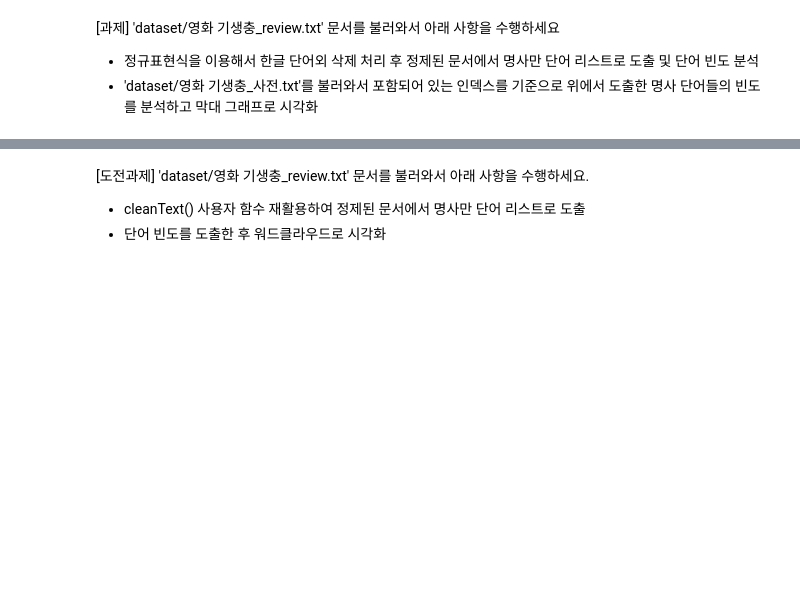
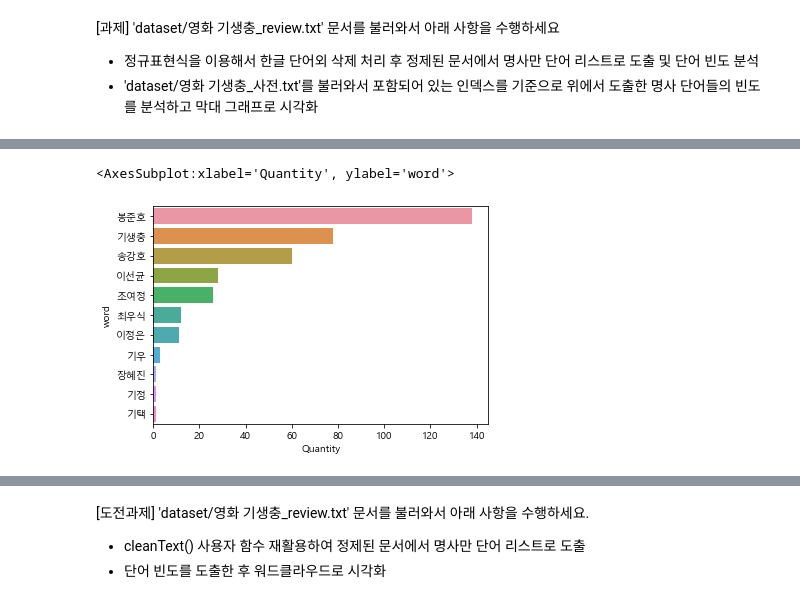
Before and after one commit to kkyxxn/curriculum, a Jupyter notebook: m8_머신러닝적용/ML_Text분석연습.ipynb, the cells around one changed output, grey strips where cells are left out. Drawn from its saved outputs; the diff is of its cells as text; code cells hidden in the pictures; blank space fills up the shorter version.

```diff
--- a/m8_머신러닝적용/ML_Text분석연습.ipynb
+++ b/m8_머신러닝적용/ML_Text분석연습.ipynb
@@ -302,0 +327,7 @@ TypeError: Horizontal orientation requires numeric `x` variable.
+# %%
+# 기생충_사전.txt 불러오기
+import pandas as pd
+df1 = pd.read_csv('./dataset/영화 기생충_사전.txt', encoding='cp949',names=['word'])
+df1['freq']=0
+df1.set_index('word',inplace=True)
+df1
@@ -302,0 +354,5 @@ TypeError: Horizontal orientation requires numeric `x` variable.
+# %%
+merge_word_set = pd.merge(noun_df, df1, on='word', how='inner')
+merge_word_set.drop(['freq'], axis=1, inplace=True)
+# %%
+finally_merge_set = merge_word_set.sort_values(by='Quantity', ascending=False)
@@ -302,0 +374,2 @@ TypeError: Horizontal orientation requires numeric `x` variable.
+# %%
+finally_merge_set.set_index('word')
@@ -302,0 +390,15 @@ TypeError: Horizontal orientation requires numeric `x` variable.
+# %%
+# 시각화
+import seaborn as sns
+import warnings
+warnings.filterwarnings('ignore')
+
+from matplotlib import font_manager, rc
+font_path = 'dataset/malgun.ttf'
+font_name = font_manager.FontProperties(fname=font_path).get_name()
+rc('font', family=font_name)
+
+sns.barplot(x = finally_merge_set['Quantity'], y = finally_merge_set['word'], data = finally_merge_set)
+# %% [output]
+<AxesSubplot:xlabel='Quantity', ylabel='word'>
+[figure, added]
```
Also changed, not shown: parts of 57 cells of this notebook, 5 other files.
